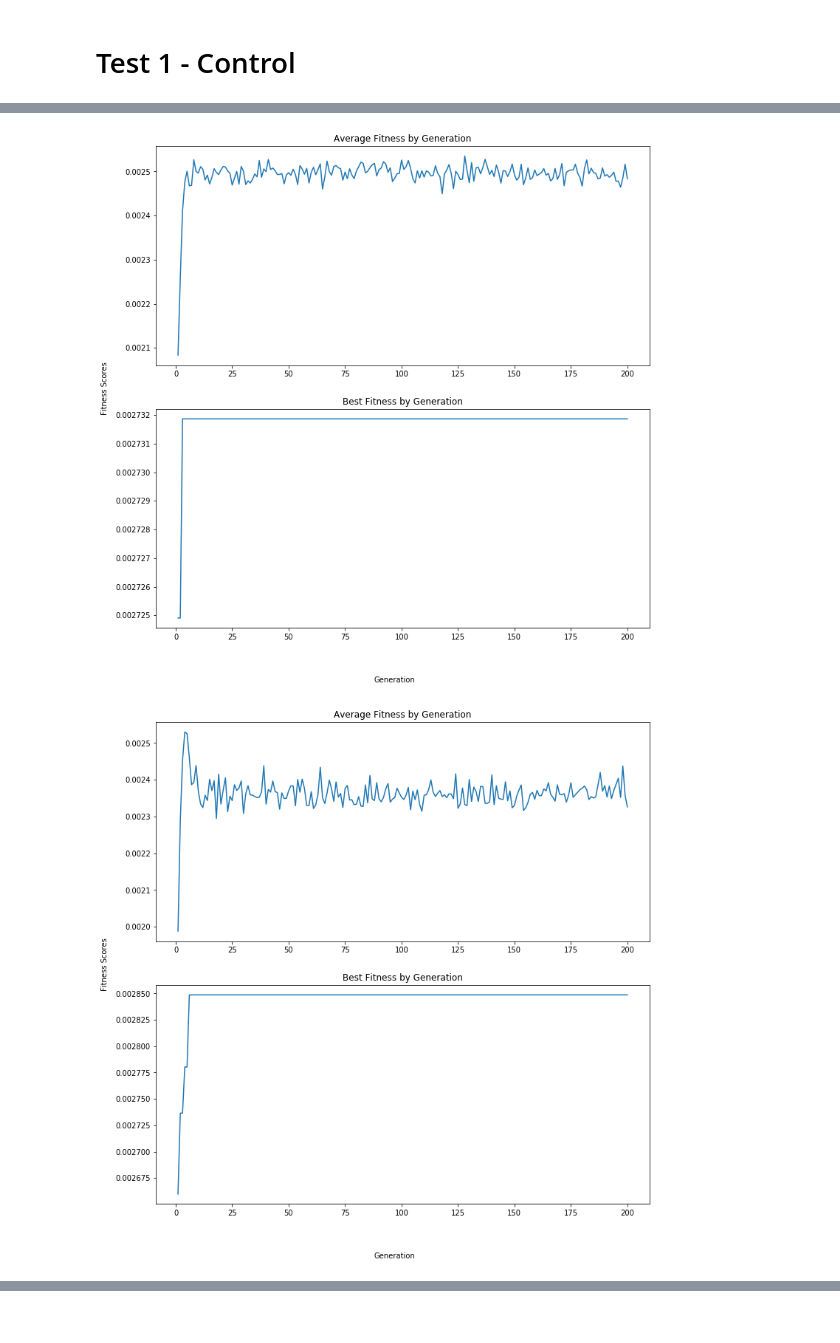
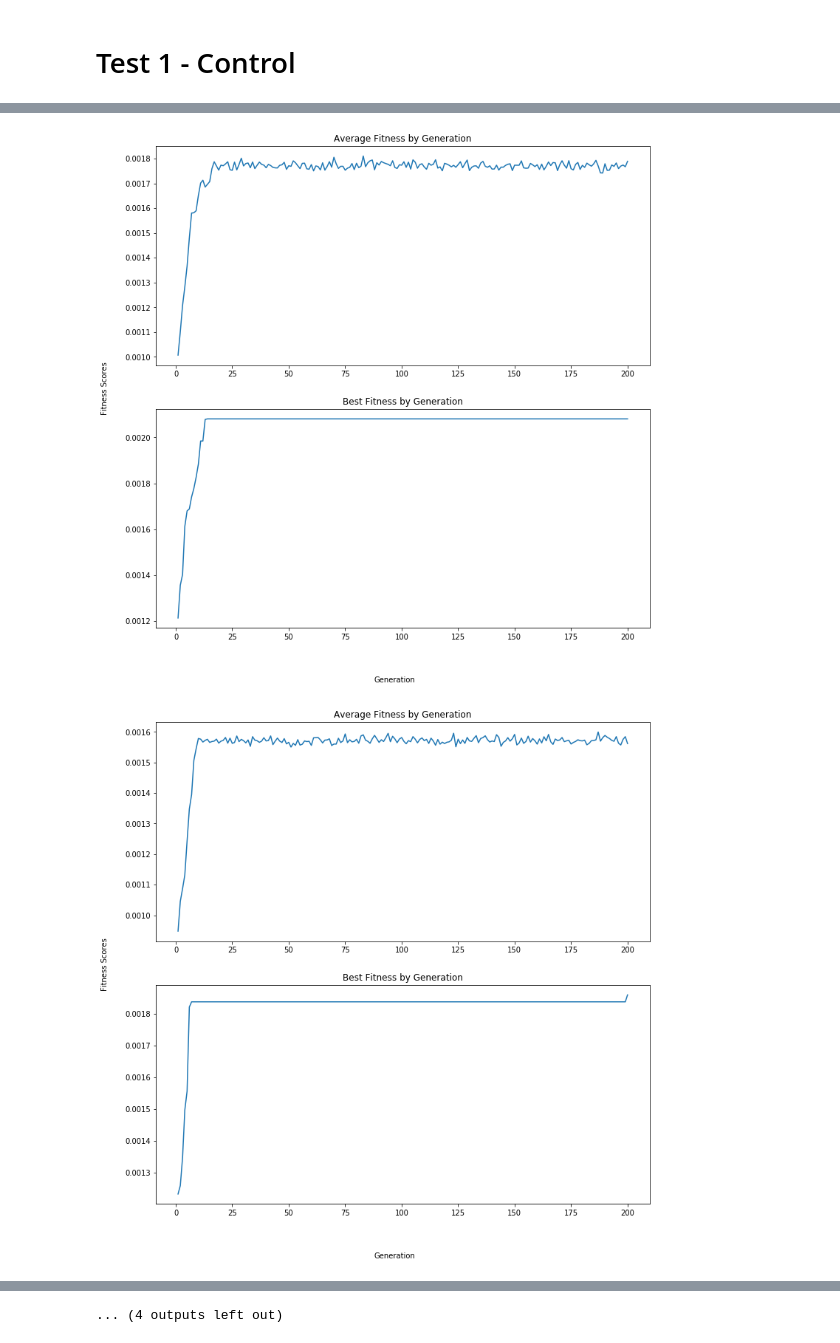
Before and after one commit to rschron/CECS545, a Jupyter notebook: Project5/ga_tsp.ipynb, the cells around one changed output, grey strips where cells are left out. Cells and saved outputs as stored; diff of their text form; code cells hidden in the pictures.

```diff
--- a/Project5/ga_tsp.ipynb
+++ b/Project5/ga_tsp.ipynb
@@ -323,19 +325,24 @@ def cost_transform(adj_matrix, a, b):
 # Test 1 - Control
 # %%
 #Read in tsp file
-nodes = read_tsp("Random11.tsp")
+nodes = read_tsp("Random22.tsp")
 
+results = []
 dists = []
 times = []
 best_dist = math.inf
 best_path = None
 paths = []
 
-#Run ga algorithm 10 times
-for i in range(0,10):
+#Run ga algorithm 15 times
+for i in range(0,15):
     start_time = time.time()
+    print()
+    print("Generation " + str(i))
+    print()
     dist, path = run_ga_tsp(nodes, 200, 0.01, 200, 10, rank_population_elite)
     run_time = time.time()-start_time
+    results.append((dist, path, run_time))
     times.append(run_time)
     dists.append(dist)
     paths.append(path)
@@ -343,8 +350,8 @@ for i in range(0,10):
         best_dist = dist
         best_path = path
 
-
-print("Best Path: ")
+#Print results
+print("Best Overall Path: ")
 print(best_path)
 print("Distance Statistics: ")
 print(stats.describe(dists))
@@ -378,2 +385,2 @@ DescribeResult(nobs=10, minmax=(1.593993902206421, 1.670971393585205), mean=1.63
-[figure, old version]
+[figure, new version]
-[figure, old version]
+[figure, new version]
@@ -380,0 +389 @@ DescribeResult(nobs=10, minmax=(1.593993902206421, 1.670971393585205), mean=1.63
+... (4 outputs left out)
```
Also changed, not shown: parts of 8 cells of this notebook, 6 other files.
